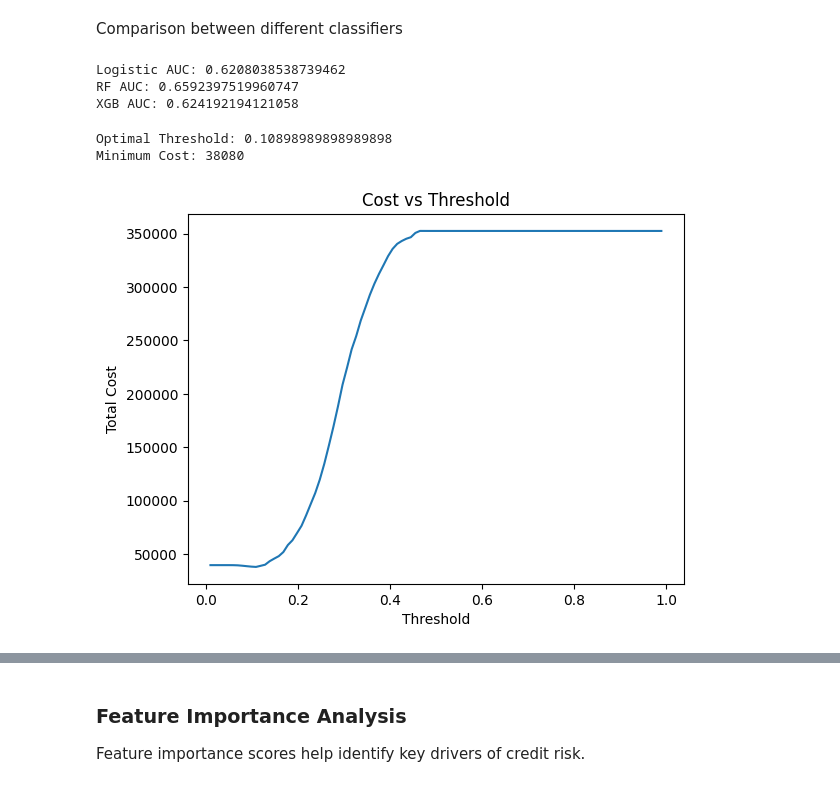
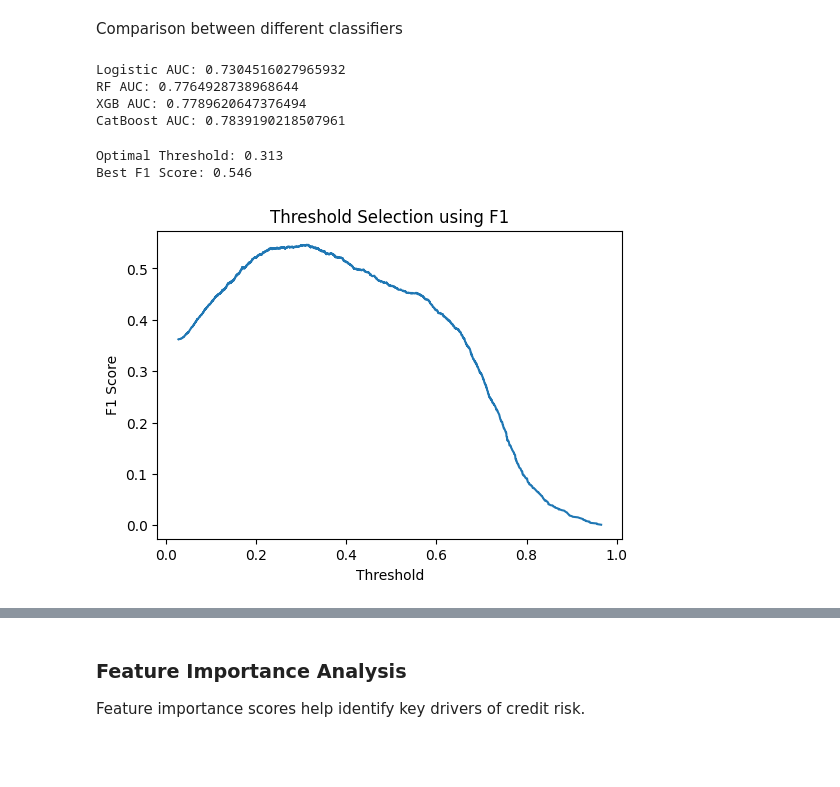
Before and after one commit to riddhi025/Behavioral-Credit-Risk-Prediction-and-Early-Warning-System, a Jupyter notebook: 04_modeling1.ipynb, the cells around one changed output, grey strips where cells are left out. Cells and saved outputs as stored; diff of their text form; code cells hidden in the pictures; blank space fills up the shorter version.

```diff
--- a/04_modeling1.ipynb
+++ b/04_modeling1.ipynb
@@ -178,48 +258,44 @@ XGBoost AUC: 0.624192194121058
 # %% [markdown]
 Comparison between different classifiers
 # %%
+log_val_probs = log_model.predict_proba(X_val)[:, 1]
 print("Logistic AUC:", roc_auc_score(y_val, log_val_probs))
 print("RF AUC:", roc_auc_score(y_val, rf_val_probs))
 print("XGB AUC:", xgb_auc)
+print("CatBoost AUC:", cat_auc)
 # %% [output]
-Logistic AUC: 0.6208038538739462
-RF AUC: 0.6592397519960747
-XGB AUC: 0.624192194121058
+Logistic AUC: 0.7304516027965932
+RF AUC: 0.7764928738968644
+XGB AUC: 0.7789620647376494
+CatBoost AUC: 0.7839190218507961
-# %%
-# --------------------------------------------
-# Threshold Optimization (Cost-Based)
-# --------------------------------------------
-
-cost_fn = 100   # Missed default
-cost_fp = 10    # False alarm
-
-thresholds = np.linspace(0.01, 0.99, 100)
-costs = []
-
-for t in thresholds:
-    preds = (rf_val_probs >= t).astype(int)
-
-    fn = ((preds == 0) & (y_val == 1)).sum()
-    fp = ((preds == 1) & (y_val == 0)).sum()
-
-    total_cost = fn * cost_fn + fp * cost_fp
-    costs.append(total_cost)
-
-optimal_threshold = thresholds[np.argmin(costs)]
-
-print("Optimal Threshold:", optimal_threshold)
-print("Minimum Cost:", min(costs))
-
-plt.figure()
-plt.plot(thresholds, costs)
-plt.xlabel("Threshold")
-plt.ylabel("Total Cost")
-plt.title("Cost vs Threshold")
-plt.show()
-# %% [output]
-Optimal Threshold: 0.10898989898989898
-Minimum Cost: 38080
-[figure, removed]
+# %%
+from sklearn.metrics import precision_recall_curve
+
+precision, recall, thresholds = precision_recall_curve(
+    y_val,
+    rf_val_probs
+)
+
+f1 = 2 * precision[:-1] * recall[:-1] / (
+    precision[:-1] + recall[:-1] + 1e-10
+)
+
+best_idx = np.argmax(f1)
+optimal_threshold = thresholds[best_idx]
+
+print("Optimal Threshold:", round(optimal_threshold,3))
+print("Best F1 Score:", round(f1[best_idx],3))
+
+plt.figure(figsize=(6,4))
+plt.plot(thresholds, f1)
+plt.xlabel("Threshold")
+plt.ylabel("F1 Score")
+plt.title("Threshold Selection using F1")
+plt.show()
+# %% [output]
+Optimal Threshold: 0.313
+Best F1 Score: 0.546
+[figure, added]
 # %%
 feature_importance = pd.Series(
     rf_model.feature_importances_,
```
Also changed, not shown: parts of 18 cells of this notebook, 5 other files.
